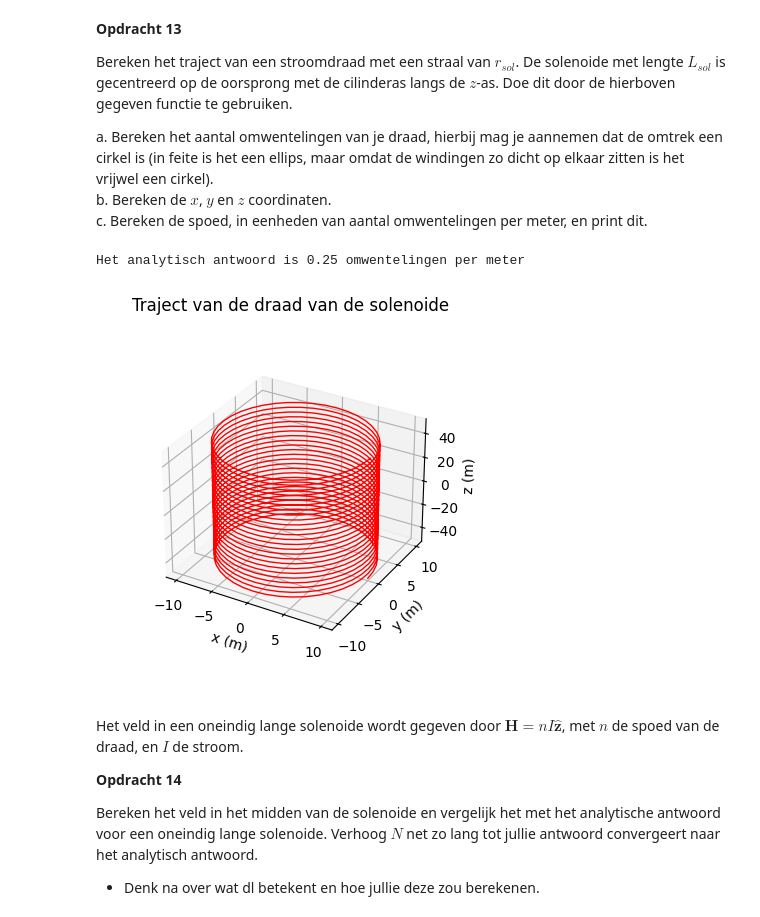
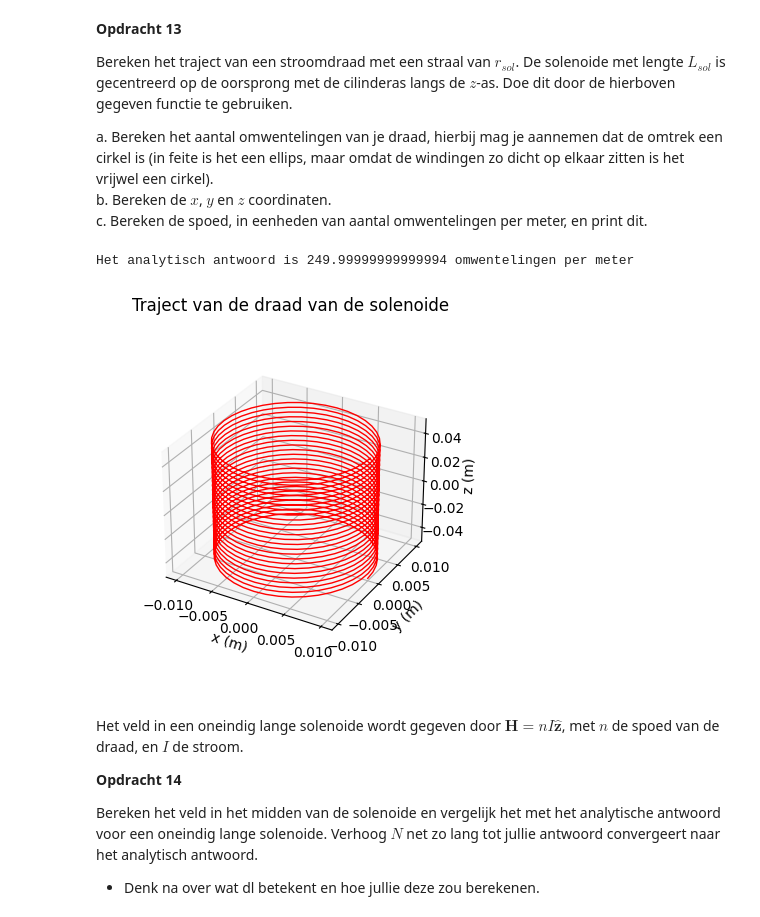
Before and after one commit to DRoelse/Daniel-Def-D, a Jupyter notebook: DigitaleOntwerpopdrachten/1CondensatorOpdracht/2KrachtactuatorOpdracht/KrachtactuatorOpdracht.ipynb, the cells around one changed output. Saved outputs shown, nothing was run; the diff lists cells and outputs as text; code cells hidden in the pictures.

```diff
--- a/DigitaleOntwerpopdrachten/1CondensatorOpdracht/2KrachtactuatorOpdracht/KrachtactuatorOpdracht.ipynb
+++ b/DigitaleOntwerpopdrachten/1CondensatorOpdracht/2KrachtactuatorOpdracht/KrachtactuatorOpdracht.ipynb
@@ -345,28 +345,28 @@ a. Bereken het aantal omwentelingen van je draad, hierbij mag je aannemen dat de
 b. Bereken de $x$, $y$ en $z$ coordinaten.\
 c. Bereken de spoed, in eenheden van aantal omwentelingen per meter, en print dit.
 # %%
-l_draad = 500 * np.pi # Lengte draad
-r_sol = 10 # Straal solenoide
-L_sol = 100 # Lengte solenoide
+l_draad = 500*(10**-3) * np.pi # Lengte draad
+r_sol = 10*(10**-3) # Straal solenoide
+L_sol = 100*(10**-3) # Lengte solenoide
 N = l_draad / (2 * np.pi * r_sol) # Aantal wikkeling
 
 aantal_stappen = 1000
 
 x, y, z = parametrisatie(aantal_stappen,r_sol,N,L_sol)
 
 spoed = N / L_sol
 
 # Enkele plots
 ax=plt.figure().add_subplot(projection='3d')
 plt.title('Traject van de draad van de solenoide')
 plt.plot(x, y, z, '-r', linewidth=1.0)
 ax.set_box_aspect(aspect=None, zoom=0.8)
 ax.set_xlabel('x (m)'), ax.set_ylabel('y (m)'), ax.set_zlabel('z (m)')
 
 print('Het analytisch antwoord is ' + str(spoed) + ' omwentelingen per meter')
 # %% [output]
-Het analytisch antwoord is 0.25 omwentelingen per meter
+Het analytisch antwoord is 249.99999999999994 omwentelingen per meter
-[figure, old version]
+[figure, new version]
 # %% [markdown]
 Het veld in een oneindig lange solenoide wordt gegeven door $\mathbf{H} = n I \hat{\mathbf{z}}$, met $n$ de spoed van de draad, en $I$ de stroom.
 
```
Also changed, not shown: parts of 4 cells of this notebook.
